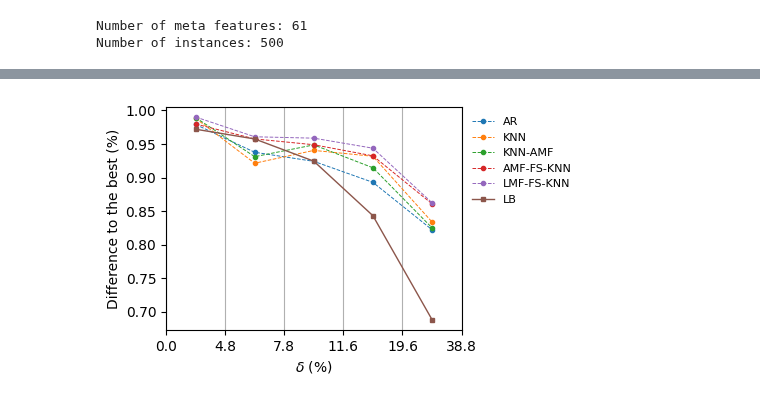
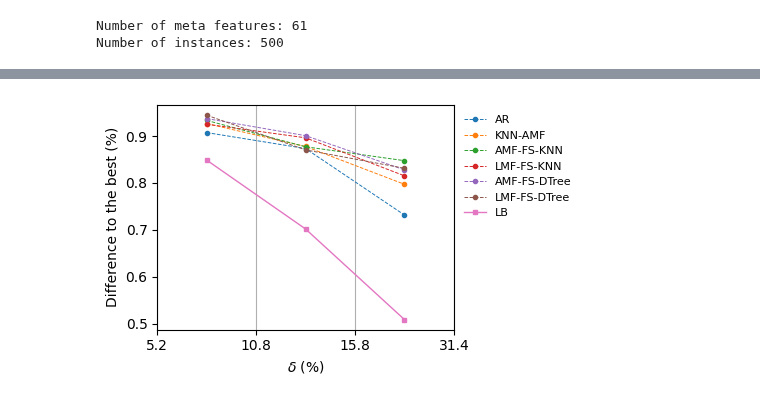
Before and after one commit to AbdoulayeDiop/simrec, a Jupyter notebook: feature_selection.ipynb, the cells around one changed output, grey strips where cells are left out. Cells and saved outputs as stored; diff of their text form; code cells hidden in the pictures.

```diff
--- a/feature_selection.ipynb
+++ b/feature_selection.ipynb
@@ -233,7 +239,7 @@ def fitness_func(ga_instance, solution, solution_idx):
 
 fitness_function = fitness_func
 
-num_generations = 200
+num_generations = 500
 num_parents_mating = 4
 sol_per_pop = 8
 num_genes = X.shape[1] + 3
@@ -377,14 +380,14 @@ def fitness_func(ga_instance, solution, solution_idx):
     metric = metrics[solution[X2.shape[1]+1]]
     w = weights[solution[X2.shape[1]+2]]
     knn = ALL_MODELS["KNN"](n_neighbors=n_neighbors, metric=metric, weights=w)
-    knn, fitness = knn.cross_val_fit(X2[selected_datasets][:,selected_feats], Y[selected_datasets], n_splits=n_splits, n_jobs=-1, return_cv_scores=True)
-    # Y_pred = cross_val_predict(knn, X2[selected_datasets][:, selected_feats], Y[selected_datasets], cv=n_splits, n_jobs=-1)
-    # fitness = scorer_func(Y[selected_datasets], Y_pred)
+    # knn, fitness = knn.cross_val_fit(X2[selected_datasets][:,selected_feats], Y[selected_datasets], n_splits=n_splits, n_jobs=-1, return_cv_scores=True)
+    Y_pred = cross_val_predict(knn, X2[selected_datasets][:, selected_feats], Y[selected_datasets], cv=n_splits, n_jobs=-1)
+    fitness = scorer_func(Y[selected_datasets], Y_pred)
     return fitness #- 1e-4*sum(selected_feats)
 
 fitness_function = fitness_func
 
-num_generations = 200
+num_generations = 500
 num_parents_mating = 4
 
 sol_per_pop = 8
@@ -539,9 +552,9 @@ solution_mdtree, solution_fitness_mdtree, solution_idx_mdtree = ga_instance.best
 selected_features_mdtree = np.array(solution_mdtree[:X.shape[1]])>0
 min_samples_leaf = solution_mdtree[X.shape[1]]
 max_f = max_features[solution_mdtree[X.shape[1]+1]]
-model = ALL_MODELS["MDTree"](min_samples_leaf=min_samples_leaf, max_features=max_f)
-predictions["AMF-FS-MDTree"] = cross_val_predict(model, X[selected_datasets][:, selected_features_mdtree], Y[selected_datasets], cv=10, n_jobs=-1)
-fitness = scorer_func(Y[selected_datasets], predictions["AMF-FS-MDTree"])
+model = ALL_MODELS["DTree"](min_samples_leaf=min_samples_leaf, max_features=max_f)
+predictions["AMF-FS-DTree"] = cross_val_predict(model, X[selected_datasets][:, selected_features_mdtree], Y[selected_datasets], cv=10, n_jobs=-1)
+fitness = scorer_func(Y[selected_datasets], predictions["AMF-FS-DTree"])
 print(sum(selected_features_mdtree))
 print(mixed_meta_df.columns[selected_features_mdtree])
 print(fitness)
@@ -562,0 +669,11 @@ Index(['n_features', 'n_num_att', 'q3_means_num_att', 'min_std_num_att',
+# %%
+solution, solution_fitness, solution_idx = ga_instance.best_solution()
+selected_features_mdtree = np.array(solution[:X2.shape[1]])>0
+min_samples_leaf = solution[X2.shape[1]]
+max_f = max_features[solution[X2.shape[1]+1]]
+model = ALL_MODELS["DTree"](min_samples_leaf=min_samples_leaf, max_features=max_f)
+predictions["LMF-FS-DTree"] = cross_val_predict(model, X2[selected_datasets][:, selected_features_mdtree], Y[selected_datasets], cv=10, n_jobs=-1)
+fitness = scorer_func(Y[selected_datasets], predictions["LMF-FS-DTree"])
+print(sum(selected_features_mdtree))
+# print(mixed_meta_df.columns[selected_features_mdtree])
+print(fitness)
@@ -712,13 +832,13 @@ plt.figure(figsize=(5, 3))
 
 best_scores = mb_scores
 y = {}
-l = [np.mean(1 - y[y>0]/max(y)) for i, y in enumerate(Y[selected_datasets])]
-x = np.array([np.quantile(l, q) for q in np.linspace(0, 1, 6)])
+l = [np.mean(1 - y[y>-1]) for i, y in enumerate(Yn[selected_datasets])]
+x = np.array([np.quantile(l, q) for q in np.linspace(0, 1, 4)])
 
 x[0] -= 1e-4
 diff = 0.025
 list_indices = [
-    [xr < np.mean(1 - y[y>0]/max(y)) <= x[r+1] for i, y in enumerate(Y[selected_datasets])]
+    [xr < np.mean(1 - y[y>-1]) <= x[r+1] for i, y in enumerate(Yn[selected_datasets])]
     for r, xr in enumerate(x[:-1])
 ] #
 
@@ -747,34 +867,34 @@ for model_name, values in y.items():
     # plt.scatter(z[:-1]+0.5, values, label=model_name, s=[10*np.log(sum(val)) for val in list_indices], alpha=1 if i<6 else 0.7, zorder=10)
     plt.plot(z[:-1]+0.5, values, "--o" if model_name not in baselines else "-s", linewidth=0.7 if model_name not in baselines else 1, label=model_name, markersize=3, zorder=10)
     i += 1
 
 for ind, val in enumerate(list_indices):
     if ind >= 1:
         plt.annotate(f"{max_[ind]:.2g}%", (z[ind]+0.5, max_[ind]+1), fontsize=8, ha="center", va="top")
 
 # plt.bar(x[1:]-diff/2, [50 for _ in diff], width=diff[0], zorder=0, label=None, color="None", edgecolor="gray")
 
 plt.xlim((z[0], z[-1]))
 plt.ylabel("Difference to the best (%)")
 plt.xticks(z, [f"{max(0, val*100):.1f}" for val in x])
 # plt.ylim((min(min_)-1, max(max_)+1))
 plt.grid(axis="x")
 plt.legend(fontsize=8, loc= "upper left", bbox_to_anchor= (1, 1), frameon=False)
 plt.xlabel("$\delta$ (%)")
 
 # if j == 0:
 #     plt.legend(fontsize=8, loc= "upper left", bbox_to_anchor= (1, 1), frameon=False)
 # if j == 1:
 #     plt.xlabel("$\delta$ (%)")
 # j += 1
 # plt.title(names[algo], y=0.83)
 
 plt.tight_layout()
 # if savedir is not None:
 #     plt.savefig(os.path.join(savedir, f"diff_best_delta_{algo}_{k}.pdf"))
 plt.show()
 # %% [output]
-[figure, old version]
+[figure, new version]
 # %%
 from scipy.stats import wilcoxon
 
```
Also changed, not shown: parts of 19 cells of this notebook, 26 other files.
